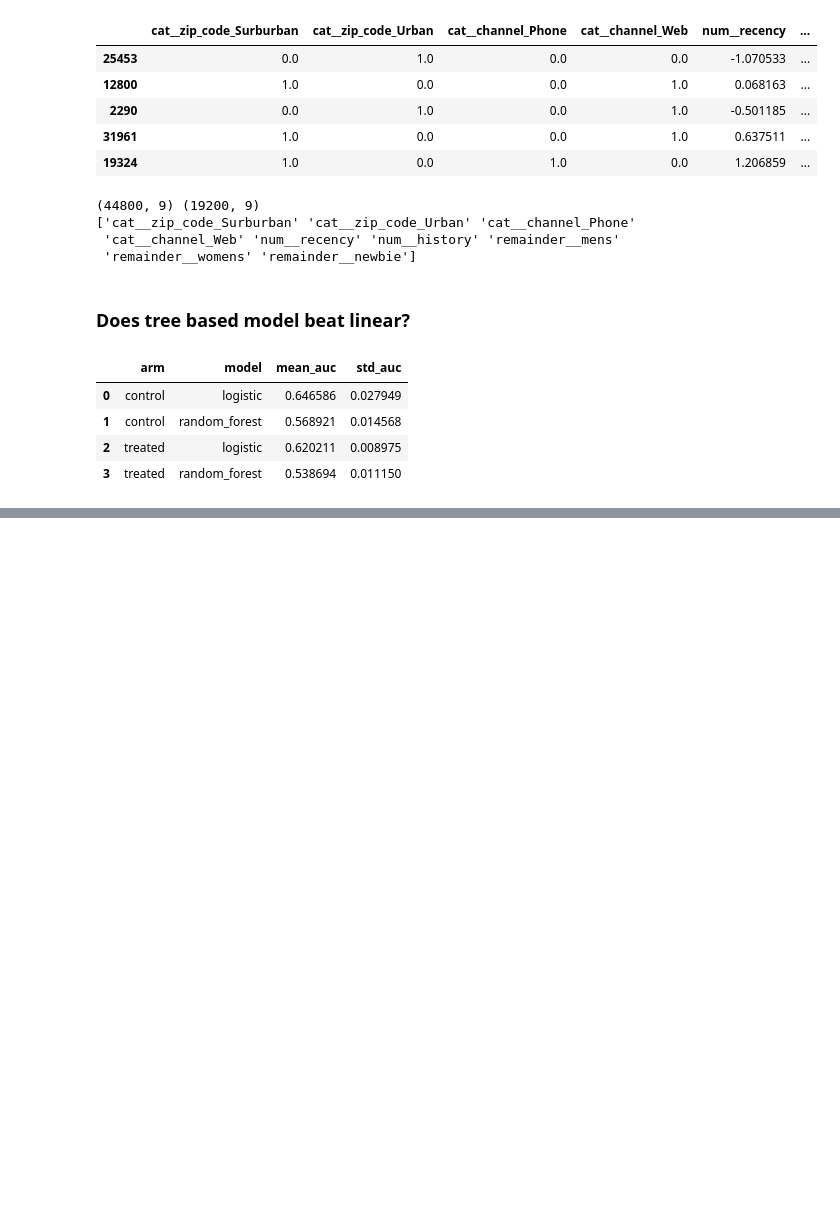
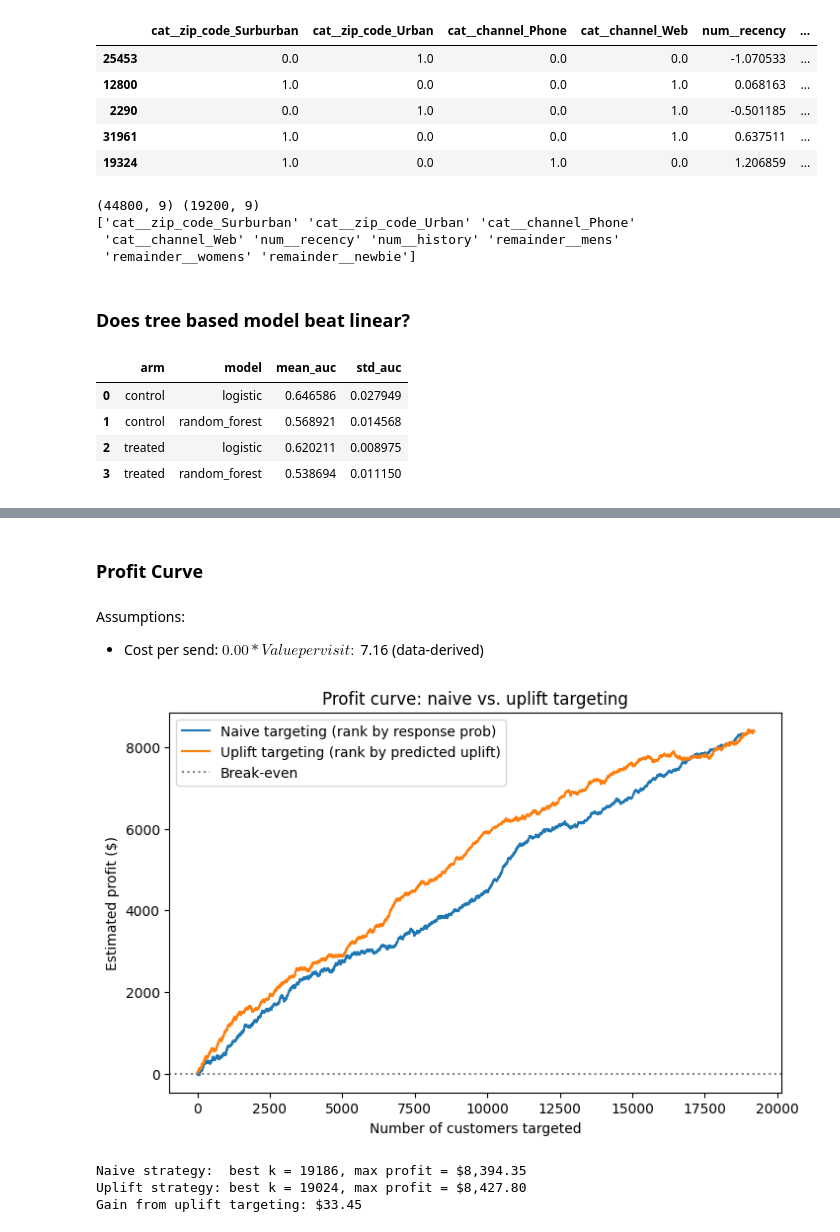
Before and after one commit to ChunLiuNY/hillstrom-uplift-model, a Jupyter notebook: uplift_modeling.ipynb, the cells around one changed output, grey strips where cells are left out. Saved outputs shown, nothing was run; the diff lists cells and outputs as text; code cells hidden in the pictures; blank space fills up the shorter version.

```diff
--- a/uplift_modeling.ipynb
+++ b/uplift_modeling.ipynb
@@ -436,0 +670,48 @@ pd.DataFrame(results)
+# %% [markdown]
+### Profit Curve
+# %% [markdown]
+Assumptions:
+
+* Cost per send: $0.00
+* Value per visit: $7.16 (data-derived)
+# %%
+from sklift.metrics import uplift_curve
+import matplotlib.pyplot as plt
+
+cost_per_send = 0.0
+value_per_visit = 7.16
+
+def profit_curve(score, y_true, treatment, value_per_visit, cost_per_send):
+    # uplift_curve's y = estimated incremental visits if the top-x ranked
+    # customers were all targeted, scaled from the real treated/control gap
+    # observed within that top-x slice
+    x, incremental_visits = uplift_curve(y_true=y_true, uplift=score, treatment=treatment)
+    profit = value_per_visit * incremental_visits - cost_per_send * x
+    return x, profit
+
+x_naive, profit_naive = profit_curve(mu1_test, y_test, treatment_test, value_per_visit, cost_per_send)
+x_uplift, profit_uplift = profit_curve(uplift_test, y_test, treatment_test, value_per_visit, cost_per_send)
+
+plt.figure(figsize=(8, 5))
+plt.plot(x_naive, profit_naive, label='Naive targeting (rank by response prob)')
+plt.plot(x_uplift, profit_uplift, label='Uplift targeting (rank by predicted uplift)')
+plt.axhline(0, color='gray', linestyle=':', label='Break-even')
+plt.xlabel('Number of customers targeted')
+plt.ylabel('Estimated profit ($)')
+plt.title('Profit curve: naive vs. uplift targeting')
+plt.legend()
+plt.show()
+
+best_naive_k = x_naive[np.argmax(profit_naive)]
+best_naive_profit = profit_naive.max()
+best_uplift_k = x_uplift[np.argmax(profit_uplift)]
+best_uplift_profit = profit_uplift.max()
+
+print(f"Naive strategy:  best k = {best_naive_k}, max profit = ${best_naive_profit:,.2f}")
+print(f"Uplift strategy: best k = {best_uplift_k}, max profit = ${best_uplift_profit:,.2f}")
+print(f"Gain from uplift targeting: ${best_uplift_profit - best_naive_profit:,.2f}")
+# %% [output]
+[figure, added]
+Naive strategy:  best k = 19186, max profit = $8,394.35
+Uplift strategy: best k = 19024, max profit = $8,427.80
+Gain from uplift targeting: $33.45
```
Also changed, not shown: parts of 12 cells of this notebook.
